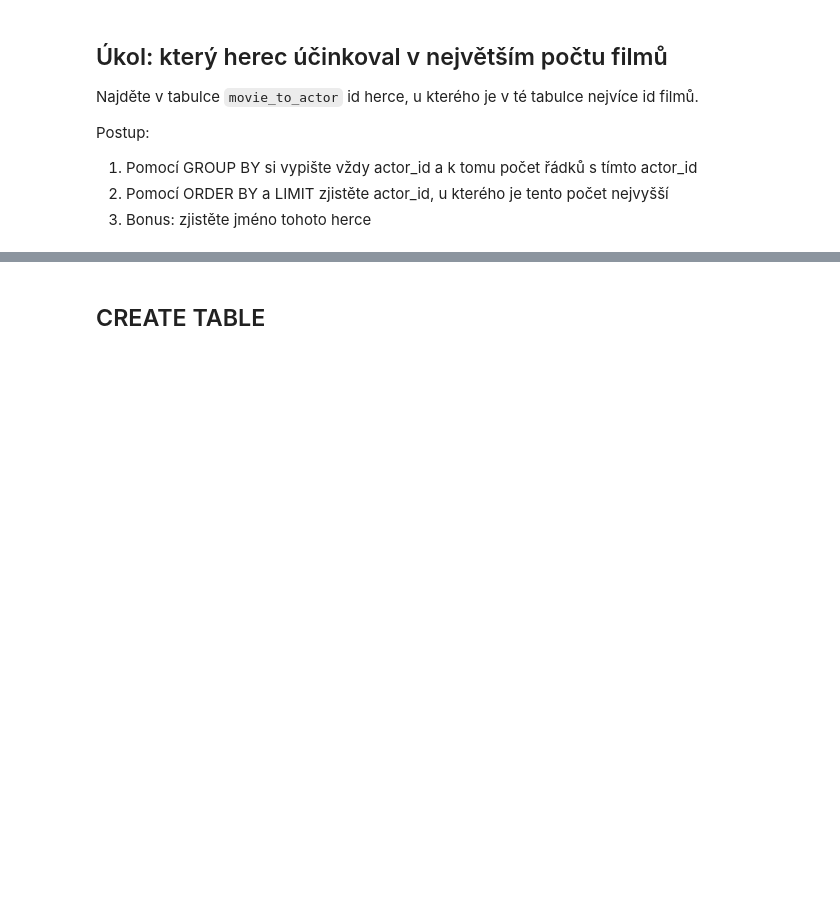
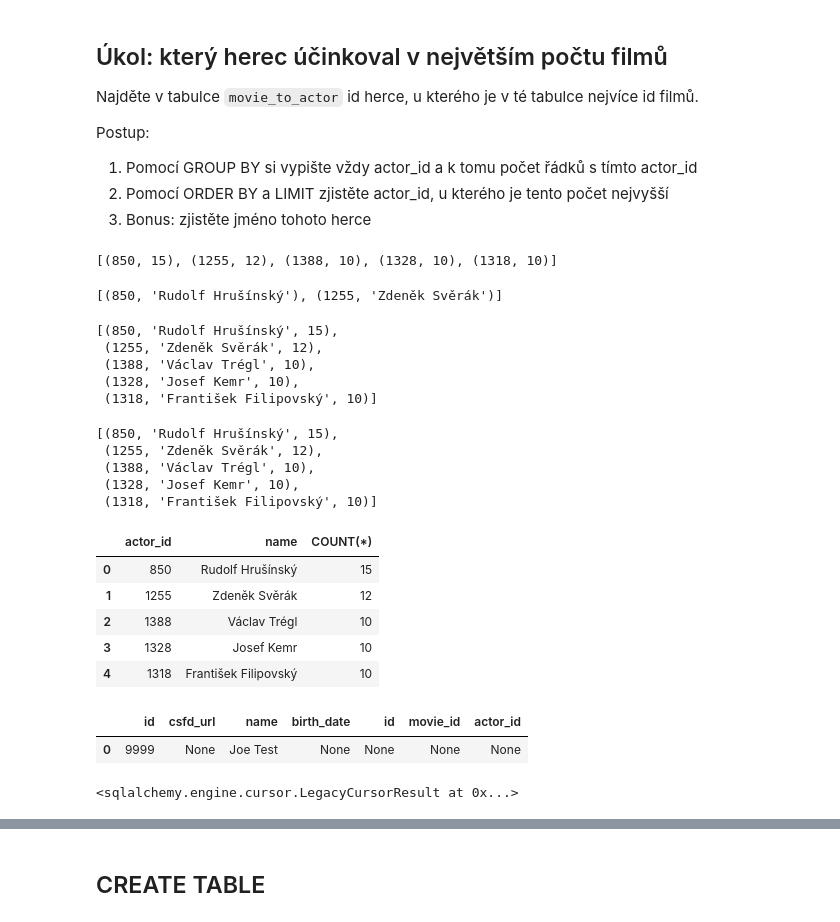
Before and after one commit to messa/pydata-databaze, a Jupyter notebook: index.ipynb, the cells around one changed output, grey strips where cells are left out. Drawn from its saved outputs; the diff is of its cells as text; code cells hidden in the pictures; blank space fills up the shorter version.

```diff
--- a/index.ipynb
+++ b/index.ipynb
@@ -278,6 +421,64 @@ Postup:
 1. Pomocí GROUP BY si vypište vždy actor_id a k tomu počet řádků s tímto actor_id
 2. Pomocí ORDER BY a LIMIT zjistěte actor_id, u kterého je tento počet nejvyšší
 3. Bonus: zjistěte jméno tohoto herce
+# %%
+list(engine.execute('SELECT actor_id, COUNT(*) FROM movie_to_actor GROUP BY actor_id ORDER BY COUNT(*) DESC LIMIT 5'))
+# %% [output]
+[(850, 15), (1255, 12), (1388, 10), (1328, 10), (1318, 10)]
+# %%
+list(engine.execute('SELECT id, name FROM actors WHERE id = 850 OR id = 1255'))
+# %% [output]
+[(850, 'Rudolf Hrušínský'), (1255, 'Zdeněk Svěrák')]
+# %%
+list(engine.execute('''
+    SELECT actor_id, name, COUNT(*)
+    FROM movie_to_actor JOIN actors ON movie_to_actor.actor_id = actors.id
+    GROUP BY movie_to_actor.actor_id ORDER BY COUNT(*) DESC LIMIT 5
+'''))
+# %% [output]
+[(850, 'Rudolf Hrušínský', 15),
+ (1255, 'Zdeněk Svěrák', 12),
+ (1388, 'Václav Trégl', 10),
+ (1328, 'Josef Kemr', 10),
+ (1318, 'František Filipovský', 10)]
+# %%
+list(engine.execute('''
+    SELECT mta.actor_id, a.name, COUNT(*)
+    FROM movie_to_actor AS mta JOIN actors AS a ON mta.actor_id = a.id
+    GROUP BY mta.actor_id ORDER BY COUNT(*) DESC LIMIT 5
+'''))
+# %% [output]
+[(850, 'Rudolf Hrušínský', 15),
+ (1255, 'Zdeněk Svěrák', 12),
+ (1388, 'Václav Trégl', 10),
+ (1328, 'Josef Kemr', 10),
+ (1318, 'František Filipovský', 10)]
+# %%
+q = '''
+    SELECT mta.actor_id, a.name, COUNT(*)
+    FROM movie_to_actor AS mta INNER JOIN actors AS a ON mta.actor_id = a.id
+    GROUP BY mta.actor_id ORDER BY COUNT(*) DESC LIMIT 5
+'''
+pd.read_sql_query(q, engine)
+# %% [output]
+|  | actor_id | name | COUNT(*) |
+| 0 | 850 | Rudolf Hrušínský | 15 |
+| 1 | 1255 | Zdeněk Svěrák | 12 |
+| 2 | 1388 | Václav Trégl | 10 |
+| 3 | 1328 | Josef Kemr | 10 |
+| 4 | 1318 | František Filipovský | 10 |
+# %%
+pd.read_sql_query('''
+    SELECT * FROM actors LEFT JOIN movie_to_actor ON actors.id = movie_to_actor.actor_id
+    WHERE movie_to_actor.actor_id IS NULL LIMIT 5
+    ''', engine)
+# %% [output]
+|  | id | csfd_url | name | birth_date | id | movie_id | actor_id |
+| 0 | 9999 | None | Joe Test | None | None | None | None |
+# %%
+engine.execute('INSERT INTO actors (id, name) VALUES (9999, "Joe Test")')
+# %% [output]
+<sqlalchemy.engine.cursor.LegacyCursorResult at 0x...>
 # %% [markdown]
 ## JOIN
 
```
Also changed, not shown: parts of 26 cells of this notebook, 1 other file.
